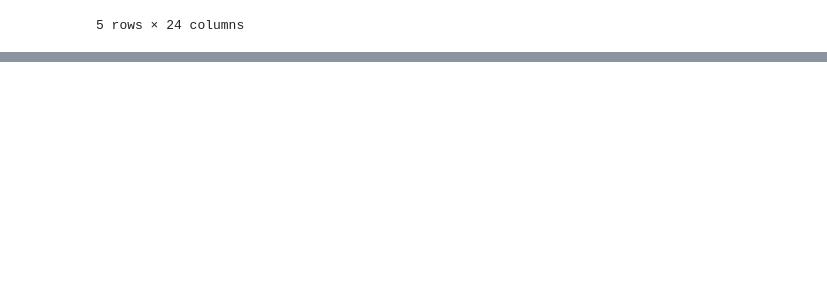
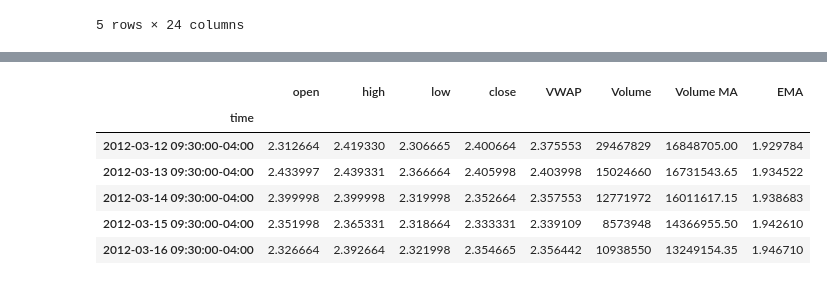
Before and after one commit to mattgifs/Project2, a Jupyter notebook: Untitled.ipynb, the cells around one changed output, grey strips where cells are left out. Drawn from its saved outputs; the diff is of its cells as text; code cells hidden in the pictures; blank space fills up the shorter version.

```diff
--- a/Untitled.ipynb
+++ b/Untitled.ipynb
@@ -105,3 +143,8 @@ tsla_df.head()
 | 2012-03-15 09:30:00-04:00 | 2.351998 | 2.365331 | 2.318664 | 2.333331 | 2.339109 | 2.339109 | 2.339109 | 2.339109 | ... |
 | 2012-03-16 09:30:00-04:00 | 2.326664 | 2.392664 | 2.321998 | 2.354665 | 2.356442 | 2.356442 | 2.356442 | 2.356442 | ... |
 5 rows × 24 columns
+# %%
+#Droping NAN Values
+tsla_df = tsla_df.dropna(axis=1)
+#Review the data frame
+tsla_df.head()
@@ -107,0 +159,14 @@ tsla_df.head()
+# %%
+# Filter column and only keep ones needed
+tsla_df = tsla_df.drop(columns=["Upper Band #1", "Lower Band #1", "Upper Band #2", "Lower Band #2", "Upper Band #3", "Lower Band #3","Plot", "Plot.1", "Plot.2","Smoothing Line"], axis=1)
+
+# Review the DataFrame
+tsla_df.head()
+# %% [output]
+|  | open | high | low | close | VWAP | Volume | Volume MA | EMA |
+| time |  |  |  |  |  |  |  |  |
+| 2012-03-12 09:30:00-04:00 | 2.312664 | 2.419330 | 2.306665 | 2.400664 | 2.375553 | 29467829 | 16848705.00 | 1.929784 |
+| 2012-03-13 09:30:00-04:00 | 2.433997 | 2.439331 | 2.366664 | 2.405998 | 2.403998 | 15024660 | 16731543.65 | 1.934522 |
+| 2012-03-14 09:30:00-04:00 | 2.399998 | 2.399998 | 2.319998 | 2.352664 | 2.357553 | 12771972 | 16011617.15 | 1.938683 |
+| 2012-03-15 09:30:00-04:00 | 2.351998 | 2.365331 | 2.318664 | 2.333331 | 2.339109 | 8573948 | 14366955.50 | 1.942610 |
+| 2012-03-16 09:30:00-04:00 | 2.326664 | 2.392664 | 2.321998 | 2.354665 | 2.356442 | 10938550 | 13249154.35 | 1.946710 |
```
Also changed, not shown: parts of 6 cells of this notebook.
